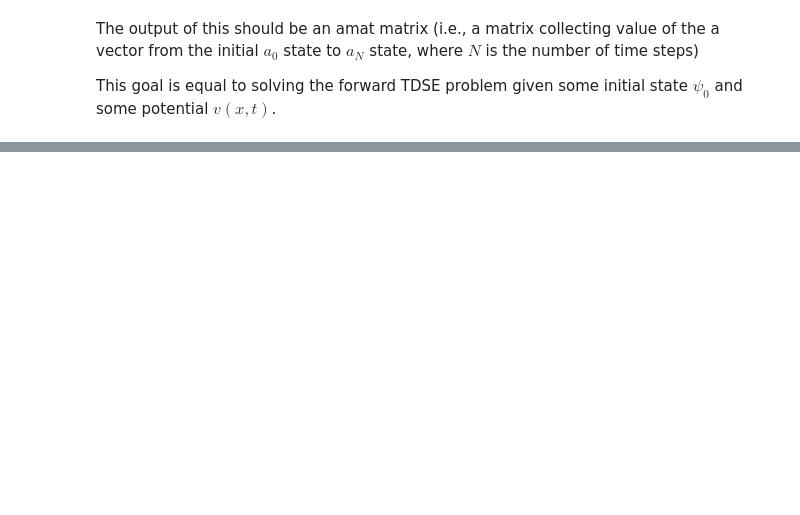
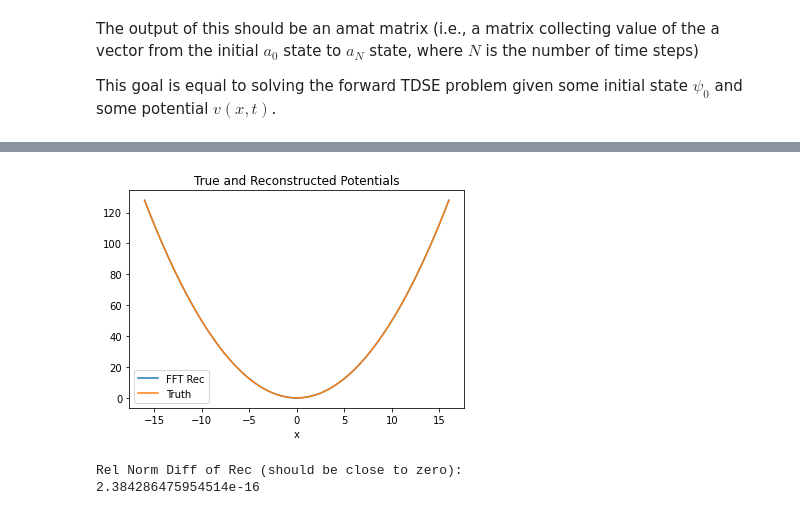
Before and after one commit to kbcollins/tdse, a Jupyter notebook: tdse-adj-gauss-train-data-gen-kbc.ipynb, the cells around one changed output, grey strips where cells are left out. Drawn from its saved outputs; the diff is of its cells as text; code cells hidden in the pictures; blank space fills up the shorter version.

```diff
--- a/tdse-adj-gauss-train-data-gen-kbc.ipynb
+++ b/tdse-adj-gauss-train-data-gen-kbc.ipynb
@@ -15,2 +68,56 @@ from numba import njit
+# %%
+# transform true potential to Fourier basis
+
+# Fres can be adjusted to improve the Fourier basis resolution
+# if we set Fres = 1, then Fsample = 2*nfb, which is the
+# Nyquist frequency
+# Fres = 100
+# Fsample = Fres * 2 * nF
+# Fxvec = np.linspace(-l, l, Fsample + 2)
+# Fvtruvec = np.fft.rfft(v(Fxvec), norm='forward')
+# Fvtruvecrec1 = np.fft.irfft(Fvtruvec, norm='forward')
+Fvtruvec = np.fft.rfft(v(xvec), norm='forward')
+Fvtruvecrec = np.fft.irfft(Fvtruvec, norm='forward')
+
+# plot potentials
+plt.plot(xvec, Fvtruvecrec, '-', label='FFT Rec')
+plt.plot(xvec, vtruvec, label='Truth')
+plt.title('True and Reconstructed Potentials')
+plt.xlabel('x')
+plt.legend()
+plt.show()
+
+print('Rel Norm Diff of Rec (should be close to zero):', nl.norm(vtruvec - Fvtruvecrec) / nl.norm(vtruvec), sep='\n')
+
+
+# compute Fourier basis representation of potential
+# using a quadrature method
+# FFT method gives reconstructions with a RND on the
+# order of 1e-16, while the quadrature method is on
+# order of 1e-4, so the FFT is more accurate
+# def vintegrand(x):
+#     return v(x) * np.exp(1j * np.pi * nvec * x / l) / np.sqrt(2 * l)
+# vquadrtn = si.quad_vec(vintegrand, -l, l)[0]
+# print(vquadrtn.shape)
+# print(Fmat.shape)
+# Fvtruvecrec2 = vquadrtn @ Fmat
+# Fvtruvecrec2 = np.flip(Fvtruvecrec2)
+
+# # plot potentials
+# plt.plot(Fxvec, Fvtruvecrec1, '-', label='FFT')
+# plt.plot(xvec, Fvtruvecrec2.real, '-', label='quad real')
+# plt.plot(xvec, Fvtruvecrec2.imag, '-', label='quad imag')
+# plt.plot(xvec, vtruvec, label='Truth')
+# plt.title('True and Reconstructed Fourier Basis Potentials')
+# plt.xlabel('x')
+# plt.legend()
+# plt.show()
+#
+# print('Rel Norm Diff FFT:', nl.norm(vtruvec - Fvtruvecrec1) / nl.norm(vtruvec))
+# print('Rel Norm Diff quad:', nl.norm(vtruvec - Fvtruvecrec2) / nl.norm(vtruvec))
+# %% [output]
+[figure, added]
+Rel Norm Diff of Rec (should be close to zero):
+2.384286475954514e-16
 # %%
 # define initial state and transform to Fourier basis
```
Also changed, not shown: parts of 5 cells of this notebook, 1 other file.
